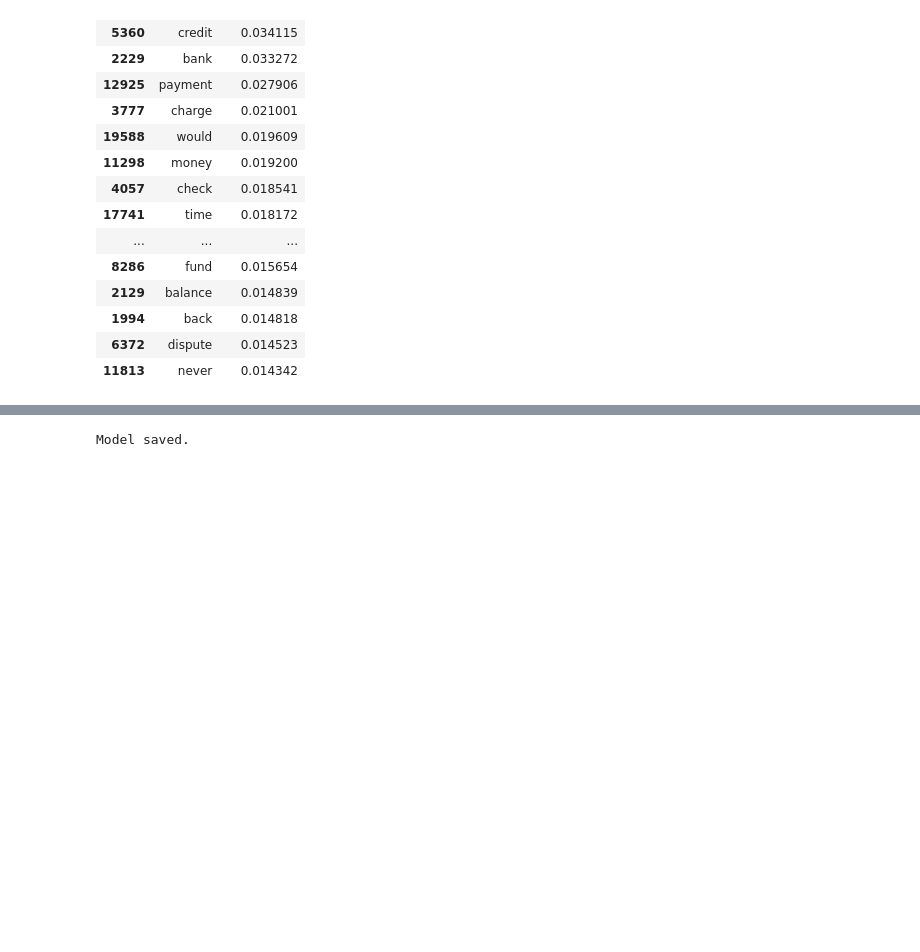
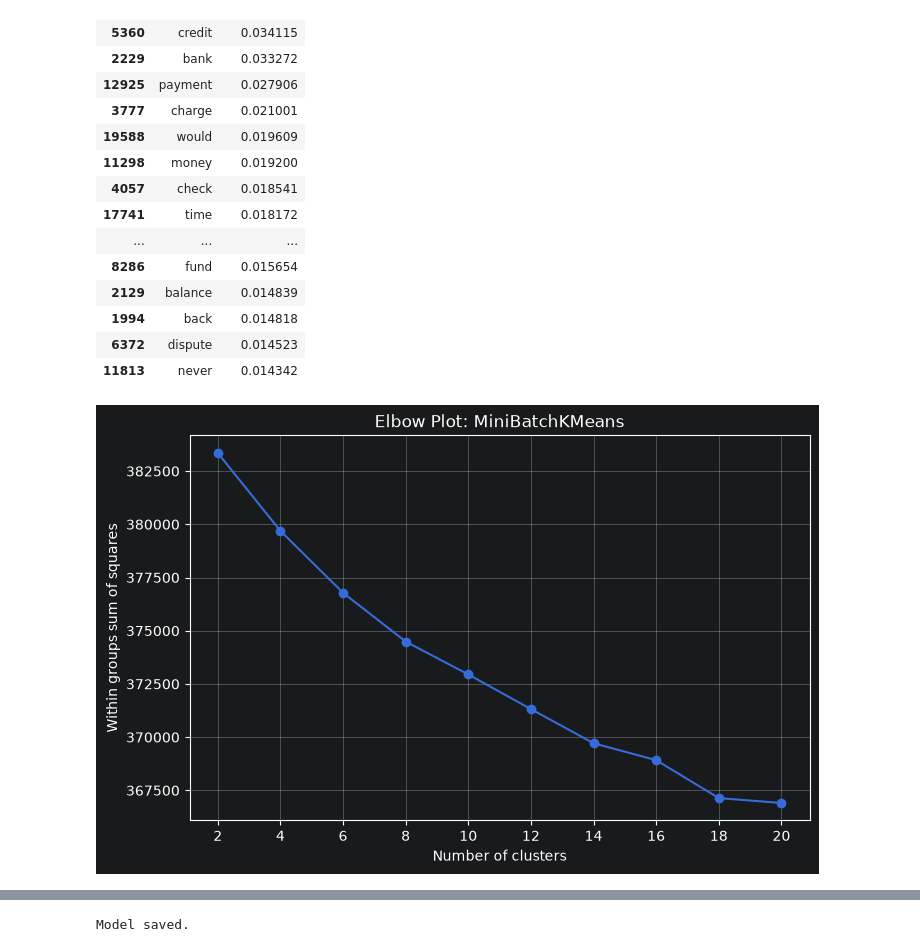
Before and after one commit to n-tamm/cfpb_mortgage_complaints, a Jupyter notebook: notebooks/06a_unsupervised_model_development_kmeans.ipynb, the cells around one changed output, grey strips where cells are left out. Saved outputs shown, nothing was run; the diff lists cells and outputs as text; code cells hidden in the pictures; blank space fills up the shorter version.

```diff
--- a/notebooks/06a_unsupervised_model_development_kmeans.ipynb
+++ b/notebooks/06a_unsupervised_model_development_kmeans.ipynb
@@ -135,32 +215,37 @@ top_tfidf_terms.head(25)
 | 6372 | dispute | 0.014523 |
 | 11813 | never | 0.014342 |
 # %%
-# Experimenting with different scales on the elbow plot
-# import matplotlib.pyplot as plt
-# from sklearn.cluster import MiniBatchKMeans
-#
-# k_values = [2, 4, 6, 8, 10, 12, 14]
-# wgss = []
-#
-# for k in k_values:
-#     kmeans = MiniBatchKMeans(
-#         n_clusters=k,
-#         batch_size=1000,
-#         random_state=42,
-#         n_init='auto'
-#     )
-#
-#     kmeans.fit(X_tfidf)
-#
-#     # inertia_ = within-cluster sum of squares / WGSS
-#     wgss.append(kmeans.inertia_)
-#
-# plt.figure(figsize=(8, 5))
-# plt.plot(k_values, wgss, marker='o')
-# plt.xlabel('Number of clusters')
-# plt.ylabel('Within groups sum of squares')
-# plt.title('Elbow Plot: MiniBatchKMeans')
-# plt.xticks(k_values)
-# plt.ylim(368000, 385000)
-# plt.grid(True)
-# plt.show()
+# Generate the elbow plot
+
+# In the scikit-learn documentation, the inertia attribute is defined
+# as the sum of squared distances of samples to their closest cluster
+# center.
+
+k_values = [2, 4, 6, 8, 10, 12, 14, 16, 18, 20]
+wgss = []
+
+for k in k_values:
+    kmeans = MiniBatchKMeans(
+        n_clusters=k,
+        init='k-means++',
+        batch_size=1000,
+        random_state=42,
+        n_init=1,
+        max_iter=100
+    )
+
+    kmeans.fit(X_tfidf)
+
+    # inertia_ = within-cluster sum of squares / WGSS
+    wgss.append(kmeans.inertia_)
+
+plt.figure(figsize=(8, 5))
+plt.plot(k_values, wgss, marker='o')
+plt.xlabel('Number of clusters')
+plt.ylabel('Within groups sum of squares')
+plt.title('Elbow Plot: MiniBatchKMeans')
+plt.xticks(k_values)
+plt.grid(True)
+plt.show()
+# %% [output]
+[figure, added]
```
Also changed, not shown: parts of 23 cells of this notebook, 7 other files.
